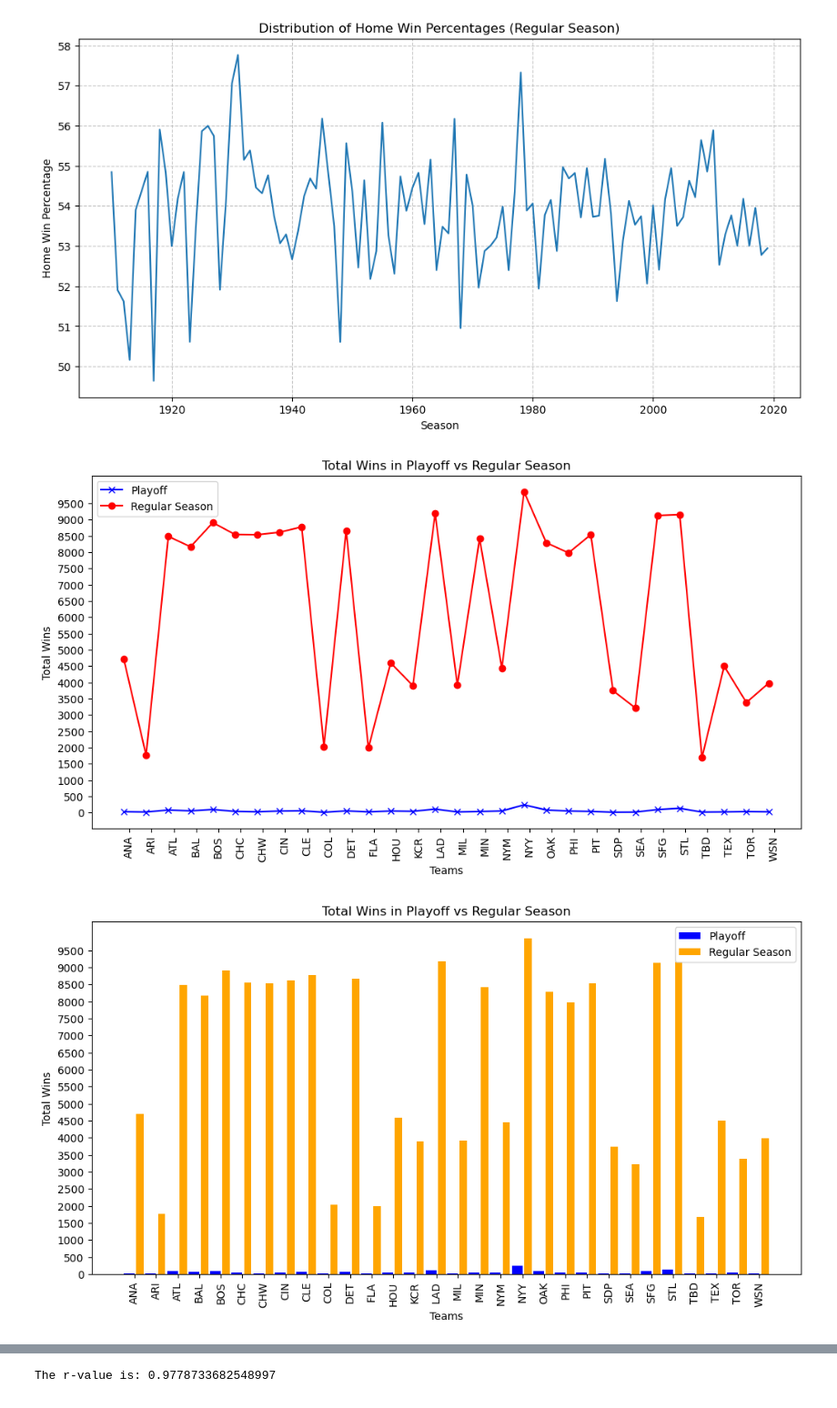
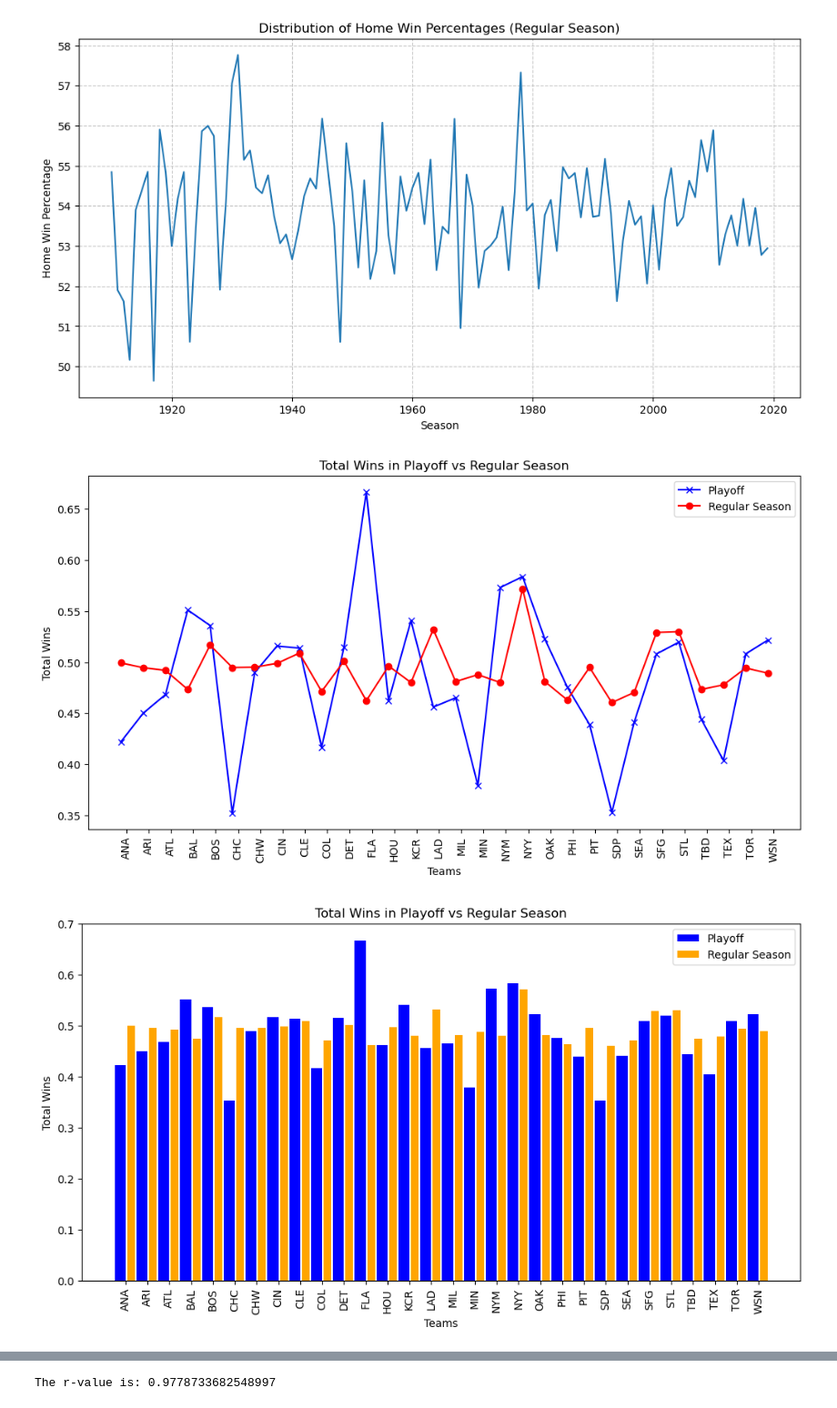
Before and after one commit to johnnycapra/Project_1, a Jupyter notebook: MLB_Analysis.ipynb, the cells around one changed output, grey strips where cells are left out. Shown at 91% size. Cells and saved outputs as stored; diff of their text form; code cells hidden in the pictures.

Commit message:
added average games team wins

```diff
--- a/MLB_Analysis.ipynb
+++ b/MLB_Analysis.ipynb
@@ -203,6 +203,9 @@ home_vs_away_df = pd.DataFrame({
 # Compare playoff and regular home wins against against away wins
 # Count total wins in series using value_counts
 
+playoff_games_played = home_vs_away_df['home playoff'].value_counts() + home_vs_away_df['away playoff'].value_counts()
+regular_games_played = home_vs_away_df['home regular'].value_counts() + home_vs_away_df['away regular'].value_counts()
+
 playoff_home_wins = home_vs_away_df['home playoff'][home_vs_away_df['home playoff score'] > home_vs_away_df['away playoff score']].value_counts()
 playoff_away_wins = home_vs_away_df['away playoff'][home_vs_away_df['away playoff score'] > home_vs_away_df['home playoff score']].value_counts()
 regular_home_wins = home_vs_away_df['home regular'][home_vs_away_df['home regular score'] > home_vs_away_df['away regular score']].value_counts()
@@ -213,6 +216,9 @@ regular_away_wins = home_vs_away_df['away regular'][home_vs_away_df['away regula
 playoff_total_wins = playoff_home_wins.add(playoff_away_wins)
 regular_total_wins = regular_home_wins.add(regular_away_wins)
 
+playoff_wins_avg = playoff_total_wins.div(playoff_games_played)
+regular_wins_avg = regular_total_wins.div(regular_games_played)
+
 # Set figure size
 
 plt.figure(figsize=(12, 6))
@@ -221,45 +227,48 @@ plt.figure(figsize=(12, 6))
 
 teams = sorted(set(playoff_total_wins.index) | set(regular_total_wins.index))
 
+
+
 # Use .get() on playoff and regular season series to loop through and get win counts
 
-playoff_wins_count = [playoff_total_wins.get(team) for team in teams]
-regular_wins_count = [regular_total_wins.get(team) for team in teams]
+# playoff_wins_count = [playoff_total_wins.get(team) for team in teams]
+# regular_wins_count = [regular_total_wins.get(team) for team in teams]
+
+playoff_wins_count_avg = [playoff_wins_avg.get(team) for team in teams]
+regular_wins_count_avg = [regular_wins_avg.get(team) for team in teams]
 
 # Plot line graph
 
-plt.plot(teams, playoff_wins_count, marker='x', label='Playoff', color='blue')
-plt.plot(teams, regular_wins_count, marker='o', label='Regular Season', color='red')
+plt.plot(teams, playoff_wins_count_avg, marker='x', label='Playoff', color='blue')
+plt.plot(teams, regular_wins_count_avg, marker='o', label='Regular Season', color='red')
 
 plt.xlabel('Teams')
 plt.ylabel('Total Wins')
 plt.title('Total Wins in Playoff vs Regular Season')
 plt.xticks([i + 0.5 / 2 for i in range(len(teams))], teams, rotation=90)
-plt.yticks(range(0, 10000, 500))
 plt.legend(loc='best')
 plt.savefig('output_data/wins_playoff_vs_reg_line.png')
 plt.show()
 
 # Create bar graph using length of sorted teams list
 plt.figure(figsize=(12, 6))
 
-plt.bar(range(len(teams)), playoff_wins_count, width=0.5, label='Playoff', color='blue')
+plt.bar(range(len(teams)), playoff_wins_count_avg, width=0.5, label='Playoff', color='blue')
 
 # Plot regular bar by looping through teams and pushing bar to right of playoff bar
 
-plt.bar([i + 0.5 for i in range(len(teams))], regular_wins_count, width=bar_width, label='Regular Season', color='orange')
+plt.bar([i + 0.5 for i in range(len(teams))], regular_wins_count_avg, width=bar_width, label='Regular Season', color='orange')
 
 plt.xlabel('Teams')
 plt.ylabel('Total Wins')
 plt.title('Total Wins in Playoff vs Regular Season')
 plt.xticks([i + 0.5 / 2 for i in range(len(teams))], teams, rotation=90)
-plt.yticks(range(0, 10000, 500))
 plt.legend(loc='best')
 plt.savefig('output_data/wins_playoff_vs_reg_bar.png')
 plt.show()
 # %% [output]
-[figure, old version]
+[figure, new version]
-[figure, old version]
+[figure, new version]
 # %%
 playoff_summary = playoff_df.groupby('team1')['score1'].agg(['mean', 'median', 'var', 'std', 'sem'])
 
```
Also changed, not shown: parts of 2 cells of this notebook, 4 other files.
